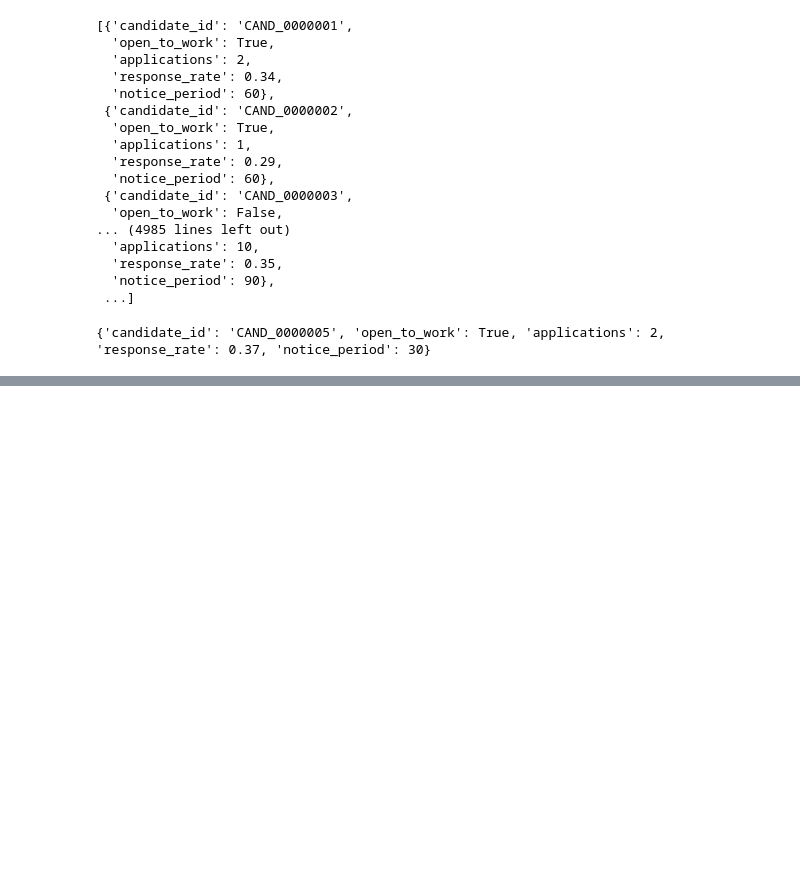
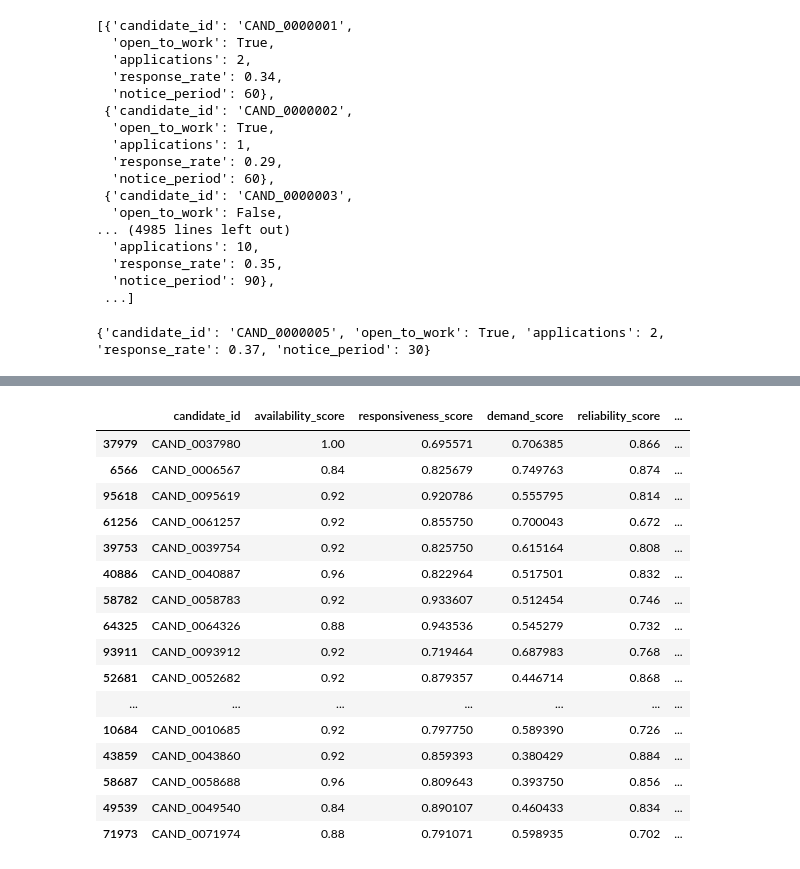
Before and after one commit to Theshmphony7580/autorecruit-, a Jupyter notebook: data_forensic _files/03_ranking_forensics.ipynb, the cells around one changed output, grey strips where cells are left out. Drawn from its saved outputs; the diff is of its cells as text; code cells hidden in the pictures; blank space fills up the shorter version.

```diff
--- a/data_forensic _files/03_ranking_forensics.ipynb
+++ b/data_forensic _files/03_ranking_forensics.ipynb
@@ -405,0 +830,32 @@ print(intent_rows[4])
+# %%
+availability_df[
+[
+"candidate_id",
+"availability_score",
+"responsiveness_score",
+"demand_score",
+"reliability_score",
+"behavior_score"
+]
+].sort_values(
+    "behavior_score",
+    ascending=False
+).head(20)
+# %% [output]
+|  | candidate_id | availability_score | responsiveness_score | demand_score | reliability_score | ... |
+| 37979 | CAND_0037980 | 1.00 | 0.695571 | 0.706385 | 0.866 | ... |
+| 6566 | CAND_0006567 | 0.84 | 0.825679 | 0.749763 | 0.874 | ... |
+| 95618 | CAND_0095619 | 0.92 | 0.920786 | 0.555795 | 0.814 | ... |
+| 61256 | CAND_0061257 | 0.92 | 0.855750 | 0.700043 | 0.672 | ... |
+| 39753 | CAND_0039754 | 0.92 | 0.825750 | 0.615164 | 0.808 | ... |
+| 40886 | CAND_0040887 | 0.96 | 0.822964 | 0.517501 | 0.832 | ... |
+| 58782 | CAND_0058783 | 0.92 | 0.933607 | 0.512454 | 0.746 | ... |
+| 64325 | CAND_0064326 | 0.88 | 0.943536 | 0.545279 | 0.732 | ... |
+| 93911 | CAND_0093912 | 0.92 | 0.719464 | 0.687983 | 0.768 | ... |
+| 52681 | CAND_0052682 | 0.92 | 0.879357 | 0.446714 | 0.868 | ... |
+| ... | ... | ... | ... | ... | ... | ... |
+| 10684 | CAND_0010685 | 0.92 | 0.797750 | 0.589390 | 0.726 | ... |
+| 43859 | CAND_0043860 | 0.92 | 0.859393 | 0.380429 | 0.884 | ... |
+| 58687 | CAND_0058688 | 0.96 | 0.809643 | 0.393750 | 0.856 | ... |
+| 49539 | CAND_0049540 | 0.84 | 0.890107 | 0.460433 | 0.834 | ... |
+| 71973 | CAND_0071974 | 0.88 | 0.791071 | 0.598935 | 0.702 | ... |
```
Also changed, not shown: parts of 39 cells of this notebook.
